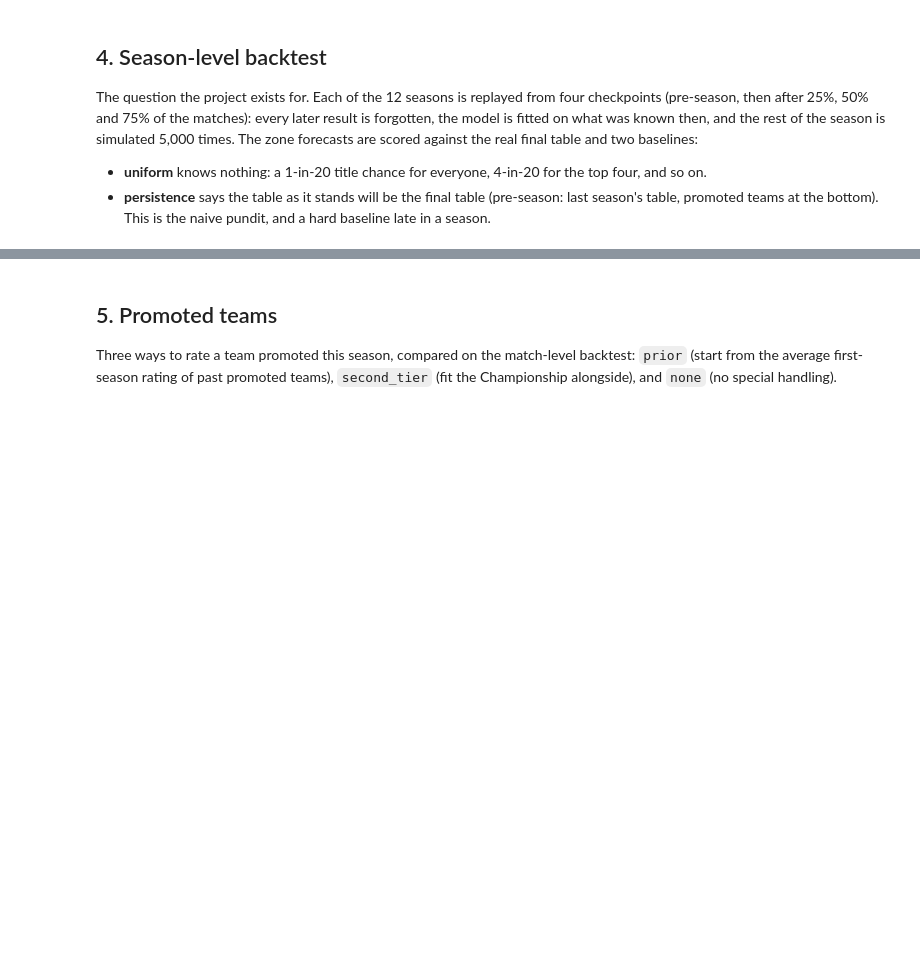
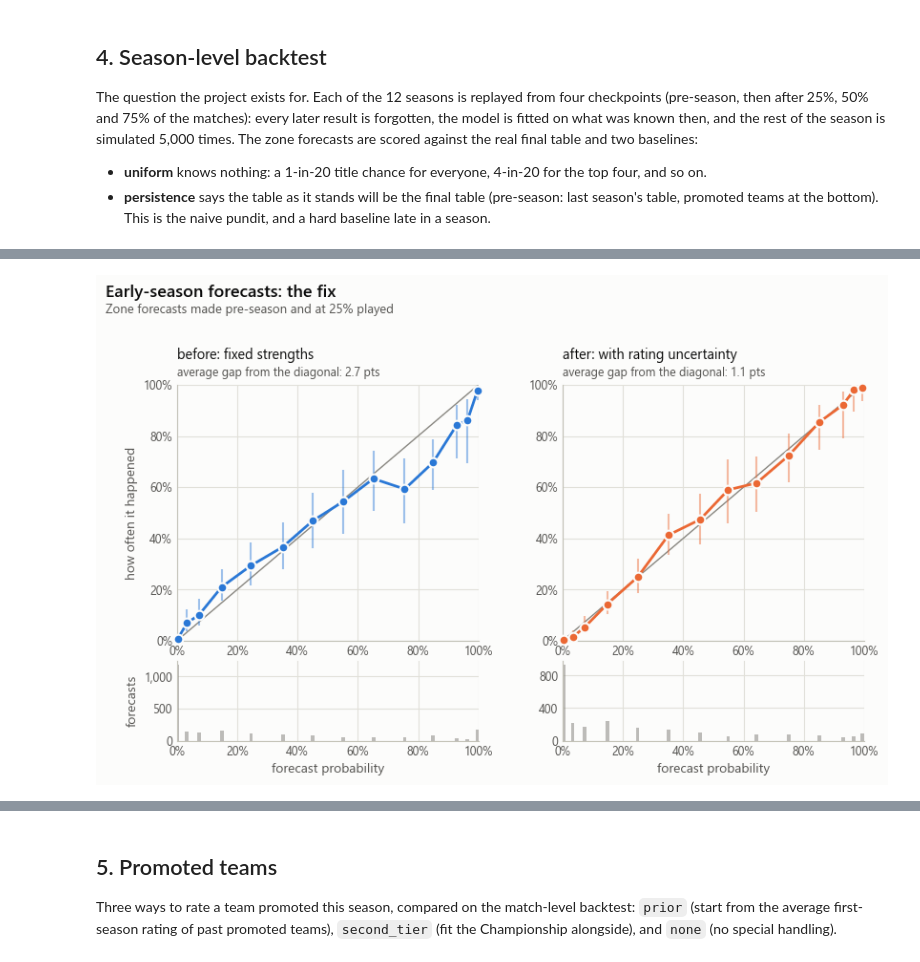
Before and after one commit to umarjaved204/TableTalk, a Jupyter notebook: notebooks/premier_league_results.ipynb, the cells around one changed output, grey strips where cells are left out. Cells and saved outputs as stored; diff of their text form; code cells hidden in the pictures; blank space fills up the shorter version.

```diff
--- a/notebooks/premier_league_results.ipynb
+++ b/notebooks/premier_league_results.ipynb
@@ -267,0 +268,16 @@ Pooling every checkpoint hides the main pattern, so forecasts made early (pre-se
+# %%
+fixed_backtest = cached(
+    'premier_league_season_backtest_fixed',
+    lambda: season_backtest(config, matches, context, seasons, n_simulations=5_000, fixed_strengths=True),
+)
+
+def confident_by_checkpoint(zones):
+    confident = zones.loc[zones['p_model'].between(0.7, 0.99)]
+    return (100 * confident.groupby('checkpoint', sort=False)[['p_model', 'outcome']].mean()).round(1)
+
+print('Confident forecasts (70-99%): average forecast vs how often it happened, in %')
+pd.concat(
+    {'fixed strengths': confident_by_checkpoint(fixed_backtest.zones),
+     'with rating uncertainty (default)': confident_by_checkpoint(seasons_backtest.zones)},
+    axis=1,
+)
@@ -268 +293,13 @@ Pooling every checkpoint hides the main pattern, so forecasts made early (pre-se
+# %%
+def early(zones):
+    return next(table for name, table in season_calibration_by_phase(zones).items() if name.startswith('early'))
+
+plot_calibration(
+    {'before: fixed strengths': early(fixed_backtest.zones),
+     'after: with rating uncertainty': early(seasons_backtest.zones)},
+    title='Early-season forecasts: the fix',
+    subtitle='Zone forecasts made pre-season and at 25% played',
+);
+# %% [output]
+[figure, added]
 # %%
```
Also changed, not shown: parts of 14 cells of this notebook, 14 other files.
